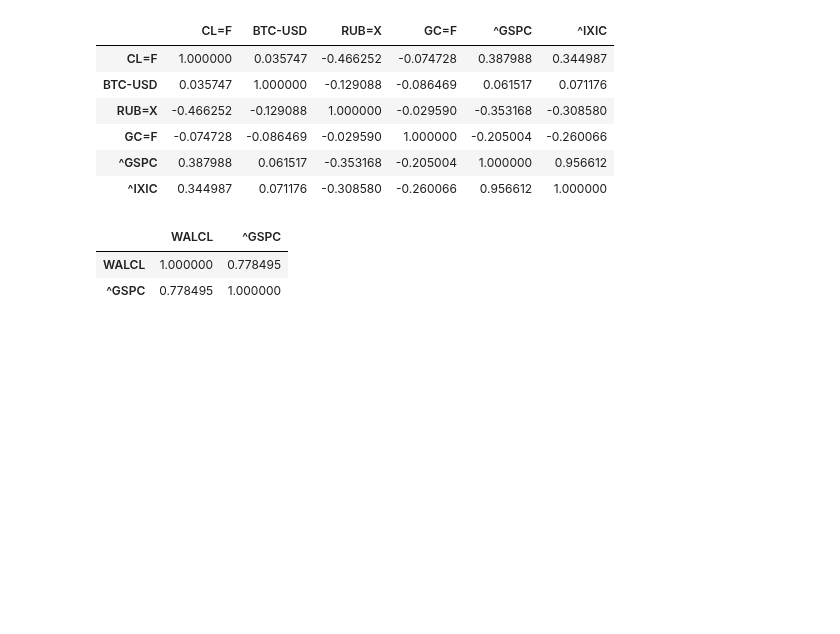
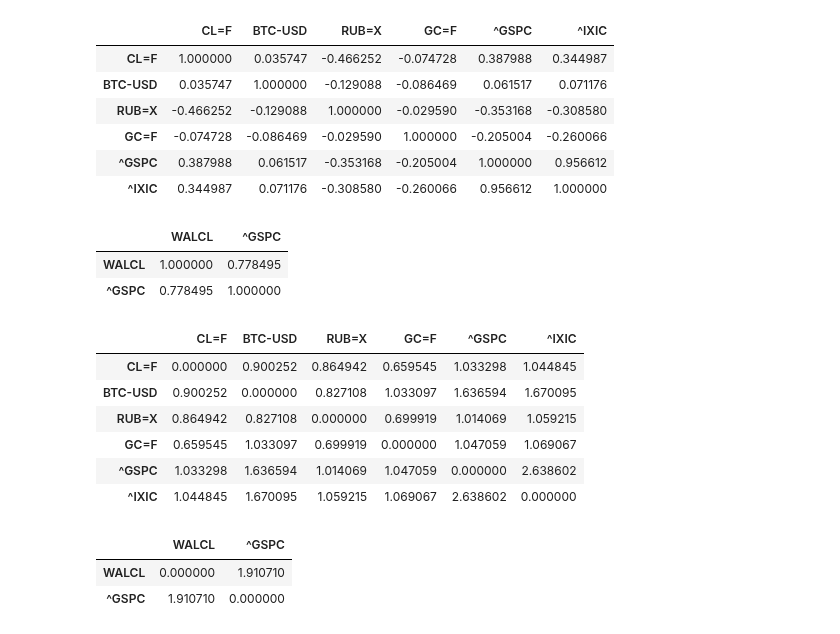
Before and after one commit to dllllb/btrade, a Jupyter notebook: correlations.ipynb, the cells around one changed output. Cells and saved outputs as stored; diff of their text form; code cells hidden in the pictures; blank space fills up the shorter version.

```diff
--- a/correlations.ipynb
+++ b/correlations.ipynb
@@ -89,3 +89,26 @@ stat.corr().style.background_gradient(cmap='bwr', vmin=-1, vmax=1)
 |  | WALCL | ^GSPC |
 | WALCL | 1.000000 | 0.778495 |
 | ^GSPC | 0.778495 | 1.000000 |
+# %%
+from scipy.spatial.distance import pdist, squareform
+from sklearn.feature_selection import mutual_info_regression
+
+d = squareform(pdist(ticks_df.T, lambda a, b: mutual_info_regression(a[:,None], b)[0]))
+df = pd.DataFrame(d, columns=ticks_df.columns, index=ticks_df.columns)
+df.style.background_gradient(cmap='Reds', vmin=0, vmax=5)
+# %% [output]
+|  | CL=F | BTC-USD | RUB=X | GC=F | ^GSPC | ^IXIC |
+| CL=F | 0.000000 | 0.900252 | 0.864942 | 0.659545 | 1.033298 | 1.044845 |
+| BTC-USD | 0.900252 | 0.000000 | 0.827108 | 1.033097 | 1.636594 | 1.670095 |
+| RUB=X | 0.864942 | 0.827108 | 0.000000 | 0.699919 | 1.014069 | 1.059215 |
+| GC=F | 0.659545 | 1.033097 | 0.699919 | 0.000000 | 1.047059 | 1.069067 |
+| ^GSPC | 1.033298 | 1.636594 | 1.014069 | 1.047059 | 0.000000 | 2.638602 |
+| ^IXIC | 1.044845 | 1.670095 | 1.059215 | 1.069067 | 2.638602 | 0.000000 |
+# %%
+d = squareform(pdist(stat.T, lambda a, b: mutual_info_regression(a[:,None], b)[0]))
+df = pd.DataFrame(d, columns=stat.columns, index=stat.columns)
+df.style.background_gradient(cmap='Reds', vmin=0, vmax=5)
+# %% [output]
+|  | WALCL | ^GSPC |
+| WALCL | 0.000000 | 1.910710 |
+| ^GSPC | 1.910710 | 0.000000 |
```
